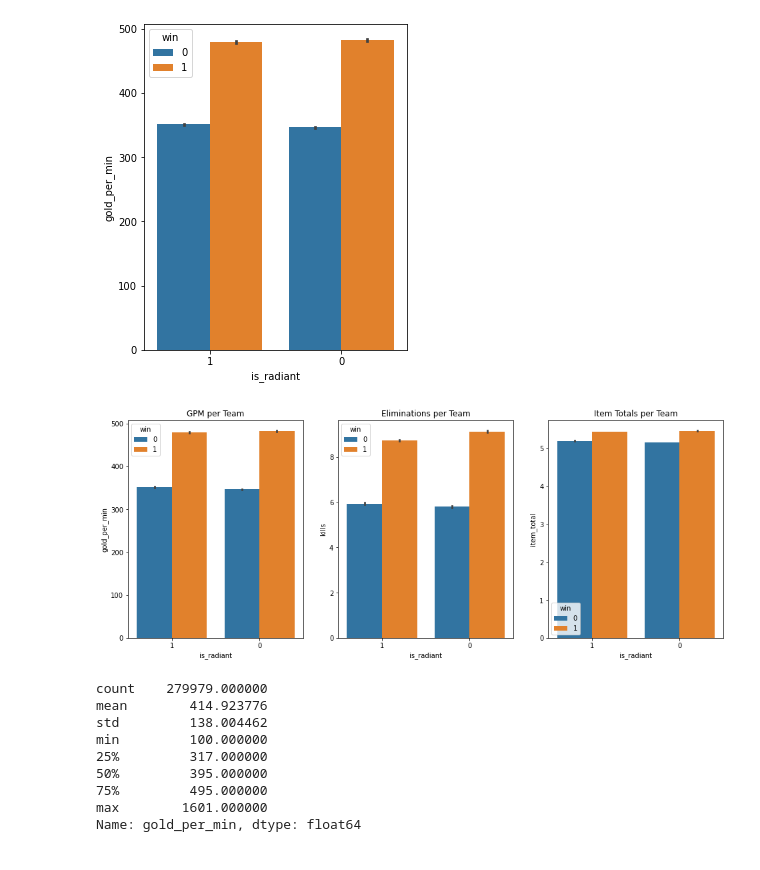
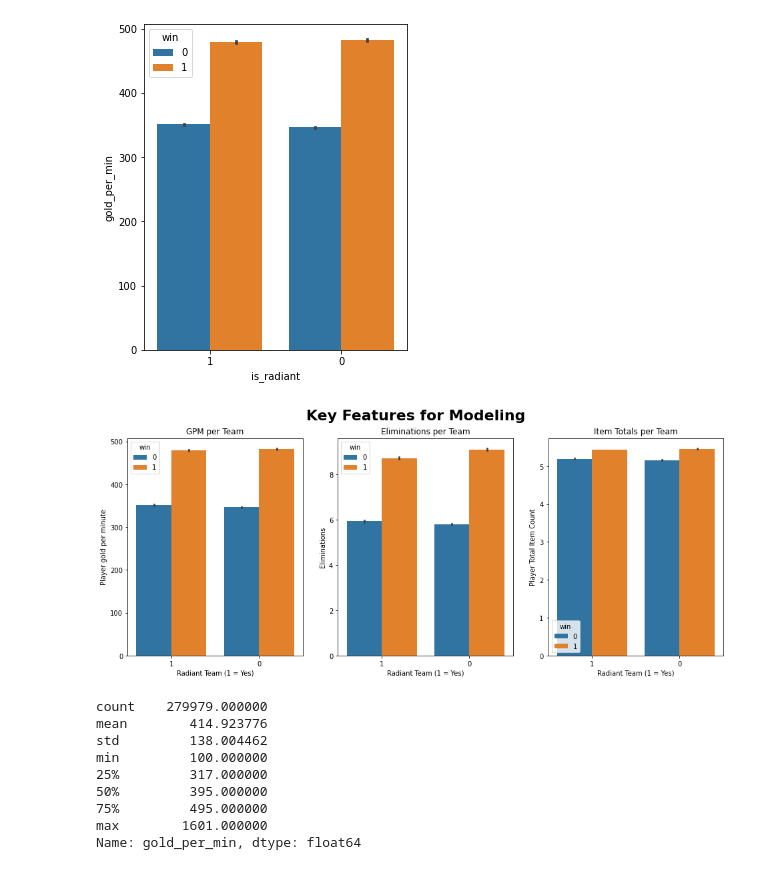
Before and after one commit to lukewbecker/dota-match-predictions, a Jupyter notebook: mvp.ipynb, the cells around one changed output. Drawn from its saved outputs; the diff is of its cells as text; code cells hidden in the pictures.

```diff
--- a/mvp.ipynb
+++ b/mvp.ipynb
@@ -727,22 +770,29 @@ sns.barplot(data = train, y = 'gold_per_min', x = 'is_radiant', hue = 'win')
 [figure]
 # %%
 plt.figure(figsize = (16,6))
+plt.suptitle("Key Features for Modeling", fontsize = 22, fontweight = 'bold')
 
 plt.subplot(131)
 sns.barplot(data = train, y = 'gold_per_min', x = 'is_radiant', hue = 'win')
 plt.title("GPM per Team")
+plt.ylabel("Player gold per minute")
+plt.xlabel("Radiant Team (1 = Yes)")
 
 plt.subplot(132)
 sns.barplot(data = train, y = 'kills', x = 'is_radiant', hue = 'win')
 plt.title("Eliminations per Team")
+plt.ylabel("Eliminations")
+plt.xlabel("Radiant Team (1 = Yes)")
 
 plt.subplot(133)
 sns.barplot(data = train, y = 'item_total', x = 'is_radiant', hue = 'win')
 plt.title("Item Totals per Team")
+plt.ylabel("Player Total Item Count")
+plt.xlabel("Radiant Team (1 = Yes)")
 
 plt.show()
 # %% [output]
-[figure, old version]
+[figure, new version]
 # %%
 # dota['is_radiant'] = pd.cut(dota.player_slot, bins = [-1,100,200], labels = [1, 0])
 
```
Also changed, not shown: parts of 14 cells of this notebook.
